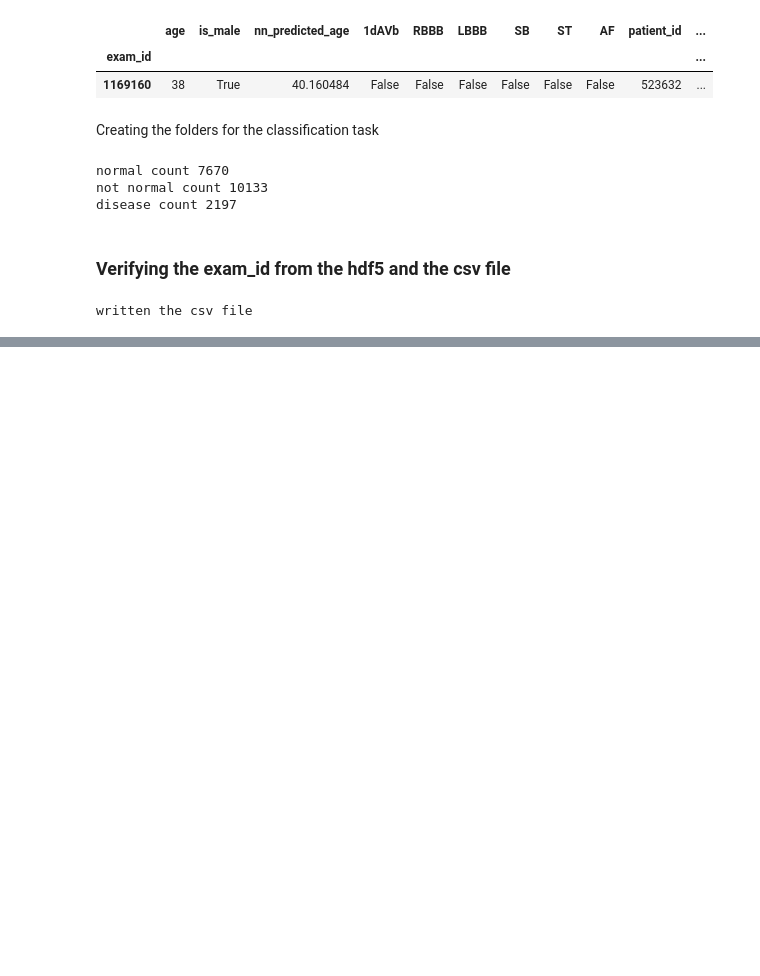
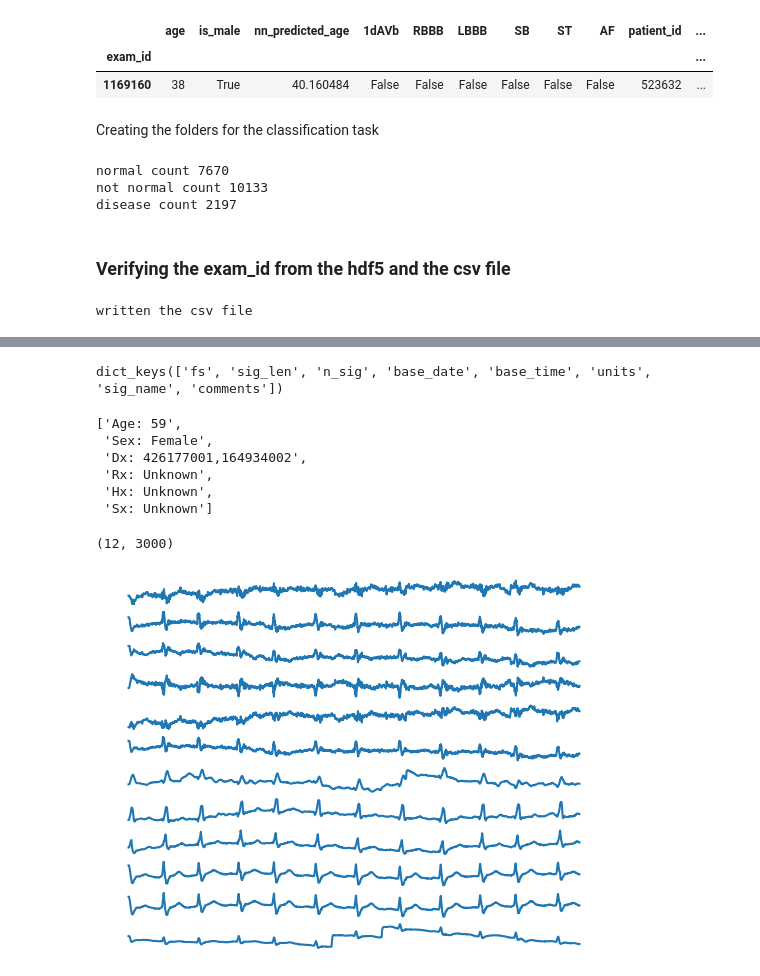
Before and after one commit to AvaRetail/ECG, a Jupyter notebook: data/practise.ipynb, the cells around one changed output, grey strips where cells are left out. Drawn from its saved outputs; the diff is of its cells as text; code cells hidden in the pictures; blank space fills up the shorter version.

Commit message:
adding the new files which convert the physioNet data into hdf5 format

```diff
--- a/data/practise.ipynb
+++ b/data/practise.ipynb
@@ -149,0 +233,15 @@ written the csv file
+# %%
+signal, fields = wfdb.rdsamp(r"C:\Users\ATI-G2\Documents\python\ECG\data\code-15\12-lead\WFDBRecords\01\010\JS00002")
+# %%
+fields.keys()
+# %% [output]
+dict_keys(['fs', 'sig_len', 'n_sig', 'base_date', 'base_time', 'units', 'sig_name', 'comments'])
+# %%
+fields["comments"]
+# %% [output]
+['Age: 59',
+ 'Sex: Female',
+ 'Dx: 426177001,164934002',
+ 'Rx: Unknown',
+ 'Hx: Unknown',
+ 'Sx: Unknown']
@@ -149,0 +251,23 @@ written the csv file
+# %%
+signal = signal[:3000,:]
+signal.T.shape
+# %% [output]
+(12, 3000)
+# %%
+data = signal
+for i, signal in enumerate(data.T):
+    plt.subplot(12,1,i+1)
+    plt.plot(np.arange(0,3000), signal)
+
+    # Turn off spines and axis ticks
+    plt.gca().spines['top'].set_visible(False)
+    plt.gca().spines['bottom'].set_visible(False)
+    plt.gca().spines['left'].set_visible(False)
+    plt.gca().spines['right'].set_visible(False)
+    plt.gca().tick_params(axis='both', which='both', length=0)
+
+    # Remove numbers along x and y-axes
+    plt.gca().xaxis.set_major_formatter(plt.NullFormatter())
+    plt.gca().yaxis.set_major_formatter(plt.NullFormatter())
+# %% [output]
+[figure, added]
```
Also changed, not shown: parts of 12 cells of this notebook, 5 other files.
